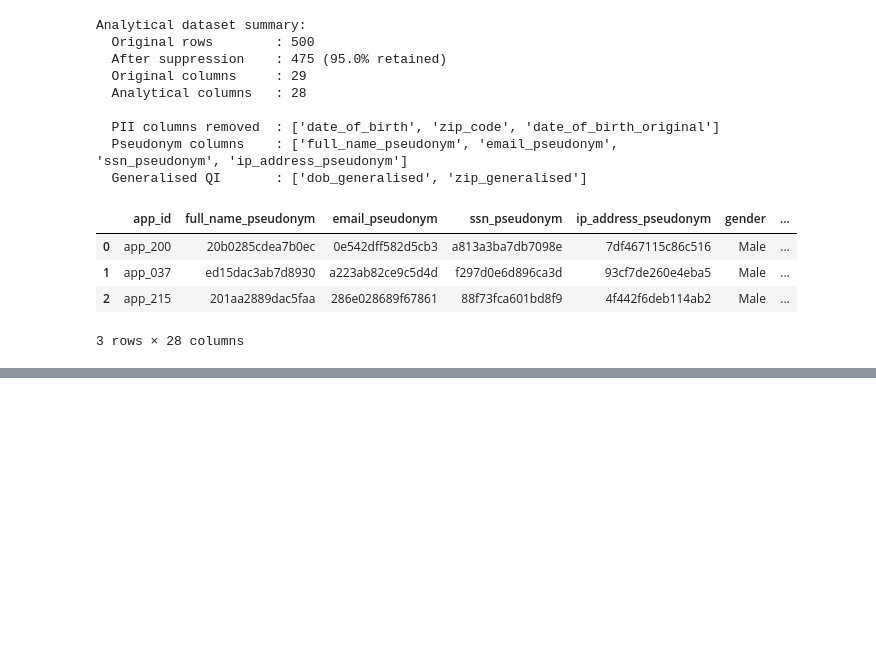
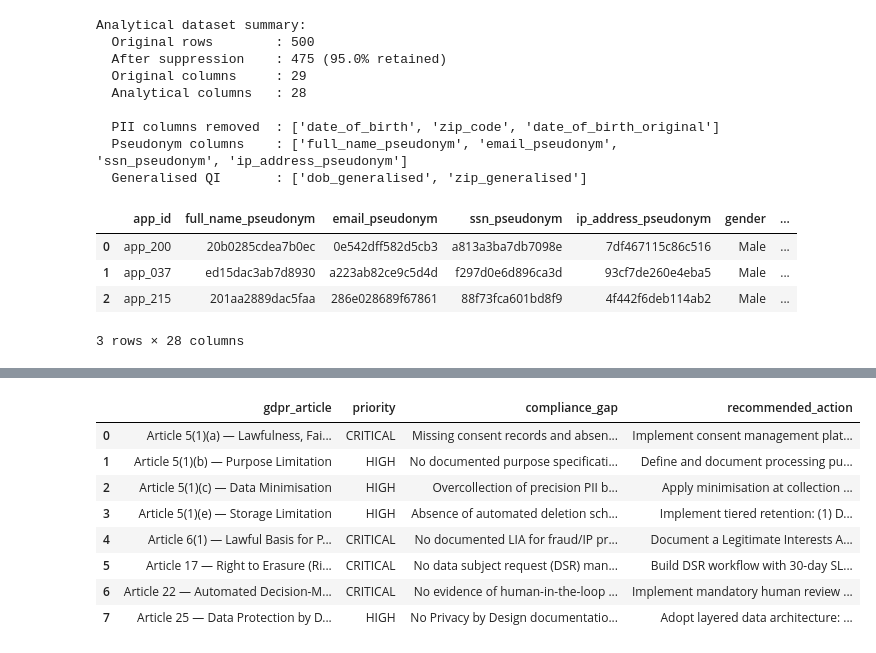
Before and after one commit to margarida-passos-cunha/dego-project-team9, a Jupyter notebook: notebooks/03-privacy-demo.ipynb, the cells around one changed output, grey strips where cells are left out. Saved outputs shown, nothing was run; the diff lists cells and outputs as text; code cells hidden in the pictures; blank space fills up the shorter version.

Commit message:
03-privacy-demo.ipynb: section 4 setup

```diff
--- a/notebooks/03-privacy-demo.ipynb
+++ b/notebooks/03-privacy-demo.ipynb
@@ -443,0 +449,78 @@ Analytical dataset summary:
+# %%
+# ── GDPR Article Mapping ───────────────────────────────────────────────────────
+
+GDPR_MAPPING = [
+    {
+        'gdpr_article'          : 'Article 5(1)(a) — Lawfulness, Fairness, Transparency',
+        'obligation'            : 'All processing must have a documented lawful basis; applicants must be informed via a clear privacy notice.',
+        'novacred_finding'      : 'Dataset contains full_name, email, SSN, IP address and date of birth without a documented lawful basis per field. Consent is one valid basis but not the only one — contractual necessity (Art. 6(1)(b)) may apply to core credit decisioning.',
+        'compliance_gap'        : 'Missing consent records and absence of a documented RoPA (Record of Processing Activities)',
+        'recommended_action'    : 'Implement consent management platform; document all processing activities in RoPA (Art. 30); conduct DPIA before deploying credit scoring model.',
+        'priority'              : 'CRITICAL',
+    },
+    {
+        'gdpr_article'          : 'Article 5(1)(b) — Purpose Limitation',
+        'obligation'            : 'Data collected for credit decisioning must not be repurposed (e.g., for marketing) without a new lawful basis.',
+        'novacred_finding'      : 'Dataset includes full_name, phone, and email — fields beyond what is strictly necessary for automated credit scoring.',
+        'compliance_gap'        : 'No documented purpose specification per processing activity; risk of scope creep',
+        'recommended_action'    : 'Define and document processing purposes for each field; enforce purpose binding via data classification tags in the data catalogue.',
+        'priority'              : 'HIGH',
+    },
+    {
+        'gdpr_article'          : 'Article 5(1)(c) — Data Minimisation',
+        'obligation'            : 'Only data that is adequate, relevant, and limited to what is necessary for the processing purpose should be collected.',
+        'novacred_finding'      : 'Full DOB, SSN, and IP address are collected. For credit scoring, age band and postcode district may be sufficient.',
+        'compliance_gap'        : 'Overcollection of precision PII beyond model requirements; date_of_birth_original retained alongside date_of_birth with no justification.',
+        'recommended_action'    : 'Apply minimisation at collection point: collect age band instead of DOB; region instead of full address. Retain full identifiers only where AML/KYC law requires.',
+        'priority'              : 'HIGH',
+    },
+    {
+        'gdpr_article'          : 'Article 5(1)(e) — Storage Limitation',
+        'obligation'            : 'Personal data must not be kept in identifiable form longer than necessary for the stated purpose.',
+        'novacred_finding'      : 'No retention policy is encoded in the dataset schema. date_of_birth_original persists alongside the cleaned date_of_birth with no justification for retaining both.',
+        'compliance_gap'        : 'Absence of automated deletion schedule; no documented retention periods by data category.',
+        'recommended_action'    : 'Implement tiered retention: (1) Direct PII — delete 5 years post-contract; (2) Analytical pseudonyms — 7 years for AML compliance; (3) Anonymised aggregates — indefinite.',
+        'priority'              : 'HIGH',
+    },
+    {
+        'gdpr_article'          : 'Article 6(1) — Lawful Basis for Processing',
+        'obligation'            : 'Each processing activity must be grounded in one of six legal bases (consent, contract, legal obligation, vital interests, public task, legitimate interests).',
+        'novacred_finding'      : 'Credit decisioning: Art. 6(1)(b) (contractual necessity). Marketing communications: requires Art. 6(1)(a) (consent). Fraud detection via IP address: Art. 6(1)(f) (legitimate interests) — LIA required.',
+        'compliance_gap'        : 'No documented LIA for fraud/IP processing; no separate consent flows for marketing vs. credit decisioning.',
+        'recommended_action'    : 'Document a Legitimate Interests Assessment (LIA) for fraud detection use cases. Separate consent granularly per purpose in onboarding flow.',
+        'priority'              : 'CRITICAL',
+    },
+    {
+        'gdpr_article'          : 'Article 17 — Right to Erasure (Right to be Forgotten)',
+        'obligation'            : 'Data subjects may request deletion where consent is withdrawn, processing is unlawful, or data is no longer necessary. Exceptions apply for legal obligations.',
+        'novacred_finding'      : 'No erasure workflow is implemented. SSN and full PII persist in the raw dataset without a deletion mechanism.',
+        'compliance_gap'        : 'No data subject request (DSR) management system; no ability to selectively delete records while preserving anonymised data.',
+        'recommended_action'    : 'Build DSR workflow with 30-day SLA (Art. 12(3)). Use crypto-shredding — destroy the salt to render all pseudonyms permanently irreversible without physical deletion of each record.',
+        'priority'              : 'CRITICAL',
+    },
+    {
+        'gdpr_article'          : 'Article 22 — Automated Decision-Making',
+        'obligation'            : 'Data subjects have the right not to be subject to solely automated decisions producing significant legal effects unless one of three exceptions applies.',
+        'novacred_finding'      : 'loan_approved is a binary outcome constituting a significant legal/financial effect. If the model operates without human review, Art. 22 applies.',
+        'compliance_gap'        : 'No evidence of human-in-the-loop for automated rejections; no documented explanation mechanism for adverse decisions.',
+        'recommended_action'    : 'Implement mandatory human review for all rejections. Provide applicants with the right to explanation (Art. 22(3)) — document model logic in a Model Card. Log every decision with an auditable rationale.',
+        'priority'              : 'CRITICAL',
+    },
+    {
+        'gdpr_article'          : 'Article 25 — Data Protection by Design and by Default',
+        'obligation'            : 'Technical and organisational measures must embed data protection into processing systems from the design stage.',
+        'novacred_finding'      : 'Raw dataset contains full PII with no access controls or field-level encryption in the prototype pipeline.',
+        'compliance_gap'        : 'No Privacy by Design documentation; no field-level access control; no encryption at rest demonstrated.',
+        'recommended_action'    : 'Adopt layered data architecture: raw (encrypted, access-restricted) → pseudonymised → analytical. Enforce column-level security in the data warehouse. Conduct DPIA before model deployment.',
+        'priority'              : 'HIGH',
+    },
+]
+
+gdpr_df = pd.DataFrame(GDPR_MAPPING)
+print(f"GDPR obligations mapped: {len(gdpr_df)}")
+print(f"\nPriority breakdown:")
+print(gdpr_df['priority'].value_counts().to_string())
+print()
+#gdpr_df[['gdpr_article', 'priority', 'compliance_gap']].to_string(index=False)
+display(gdpr_df[['gdpr_article', 'priority', 'compliance_gap', 'recommended_action']])
+# %% [output]
@@ -443,0 +533,9 @@ Analytical dataset summary:
+|  | gdpr_article | priority | compliance_gap | recommended_action |
+| 0 | Article 5(1)(a) — Lawfulness, Fai... | CRITICAL | Missing consent records and absen... | Implement consent management plat... |
+| 1 | Article 5(1)(b) — Purpose Limitation | HIGH | No documented purpose specificati... | Define and document processing pu... |
+| 2 | Article 5(1)(c) — Data Minimisation | HIGH | Overcollection of precision PII b... | Apply minimisation at collection ... |
+| 3 | Article 5(1)(e) — Storage Limitation | HIGH | Absence of automated deletion sch... | Implement tiered retention: (1) D... |
+| 4 | Article 6(1) — Lawful Basis for P... | CRITICAL | No documented LIA for fraud/IP pr... | Document a Legitimate Interests A... |
+| 5 | Article 17 — Right to Erasure (Ri... | CRITICAL | No data subject request (DSR) man... | Build DSR workflow with 30-day SL... |
+| 6 | Article 22 — Automated Decision-M... | CRITICAL | No evidence of human-in-the-loop ... | Implement mandatory human review ... |
+| 7 | Article 25 — Data Protection by D... | HIGH | No Privacy by Design documentatio... | Adopt layered data architecture: ... |
```
Also changed, not shown: parts of 2 cells of this notebook.
